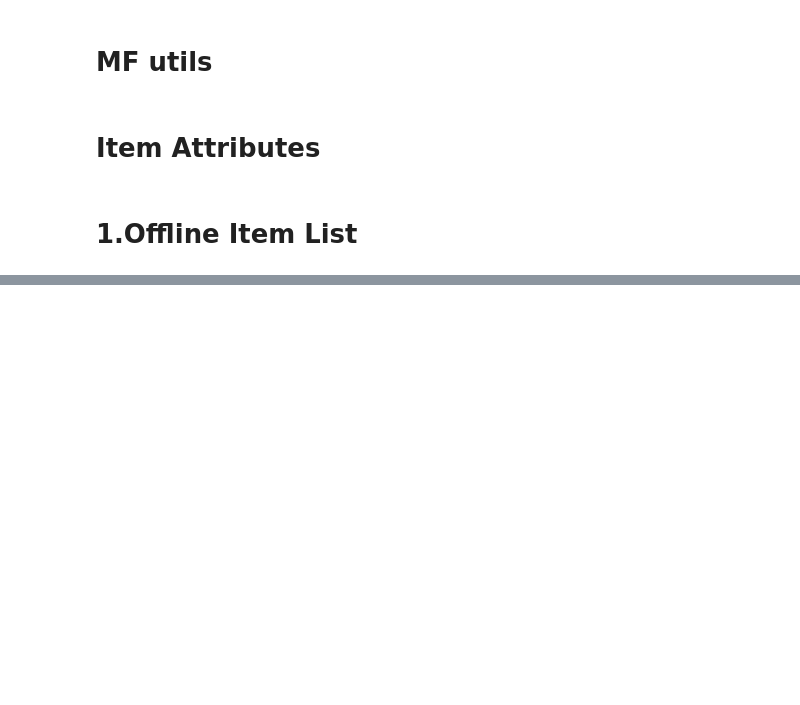
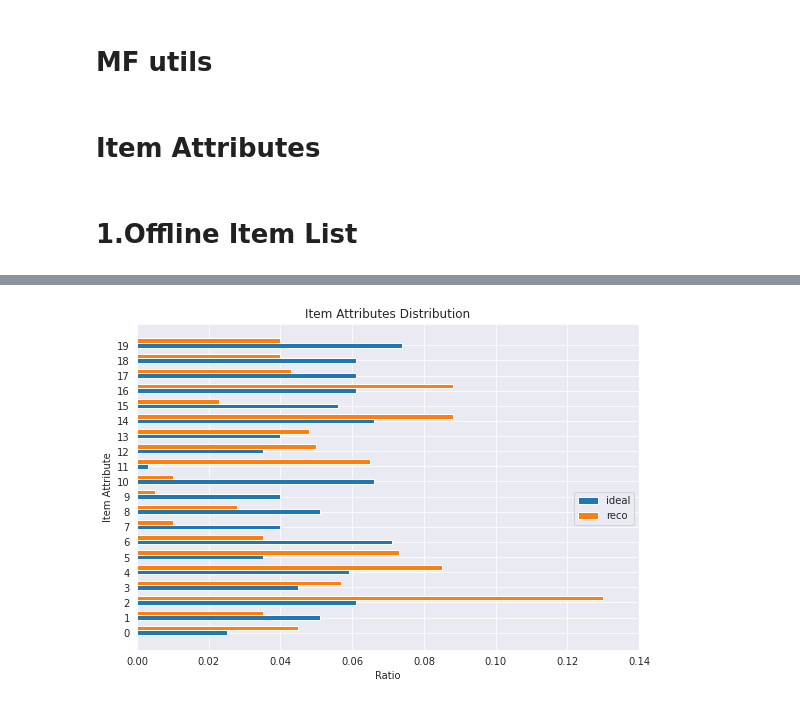
Before and after one commit to r09944035vsfu1/team12_recommendation, a Jupyter notebook: Simulation.ipynb, the cells around one changed output, grey strips where cells are left out. Cells and saved outputs as stored; diff of their text form; code cells hidden in the pictures; blank space fills up the shorter version.

```diff
--- a/Simulation.ipynb
+++ b/Simulation.ipynb
@@ -419,0 +395,97 @@ Image(filename='simulation_result/online_099.png')
+# %%
+
+import pandas as pd
+
+def two_distr_comparison_plot(interacted_distr, reco_distr, plot_label, color_label, width=0.3):
+    """
+    Input : two dict
+    eample for single dict:
+        {'Comedy': 0.062,
+         'Horror': 0.225,
+         'Thriller': 0.163,
+         'Action': 0.087,
+         'Fantasy': 0.129,
+         'Adventure': 0.108,
+         'Drama': 0.029,
+         'Sci-Fi': 0.071,
+         'Mystery': 0.046,
+         'Animation': 0.037,
+         'Children': 0.029,
+         'Romance': 0.013}
+    """
+    # the value will automatically be converted to a column with the
+    # column name of '0'
+    interacted = pd.DataFrame.from_dict(interacted_distr, orient='index')
+    reco = pd.DataFrame.from_dict(reco_distr, orient='index')
+    df = interacted.join(reco, how='outer', lsuffix='_interacted')
+
+    plt.figure(figsize=(6*1.5,4*1.5))
+
+    n = df.shape[0]
+    index = np.arange(n)
+    plt.barh(index, df['0_interacted'], height=width, label=plot_label[0], color=color_label[0])
+    plt.barh(index + width, df['0'], height=width, label=plot_label[1], color=color_label[1])
+    plt.yticks(index, df.index)
+    plt.xticks(np.array([0.0,0.02,0.04,0.06,0.08,0.10,0.12,0.14]))
+    plt.legend(bbox_to_anchor=(1, 0.5))
+    plt.title('Item Attributes Distribution')
+    plt.ylabel('Item Attribute')
+    plt.xlabel('Ratio')
+    plt.show()
+
+def distr_comparison_plot(interacted_distr, reco_distr, calibrated_reco_distr, width=0.3):
+    """
+    Input : two dict
+    eample for single dict:
+        {'Comedy': 0.062,
+         'Horror': 0.225,
+         'Thriller': 0.163,
+         'Action': 0.087,
+         'Fantasy': 0.129,
+         'Adventure': 0.108,
+         'Drama': 0.029,
+         'Sci-Fi': 0.071,
+         'Mystery': 0.046,
+         'Animation': 0.037,
+         'Children': 0.029,
+         'Romance': 0.013}
+    """
+    # the value will automatically be converted to a column with the
+    # column name of '0'
+    interacted = pd.DataFrame.from_dict(interacted_distr, orient='index',columns=['0_interacted'])
+    reco = pd.DataFrame.from_dict(reco_distr, orient='index',columns=['0'])
+    calibrated_reco = pd.DataFrame.from_dict(calibrated_reco_distr, orient='index',columns=['0_calibrated'])
+
+    df = interacted.join(reco, how='outer')
+    df = df.join(calibrated_reco, how='outer')
+    #print(df.head())
+
+    n = df.shape[0]
+    index = np.arange(n)
+    print(index)
+    print(df['0_interacted'].values)
+    plt.figure(figsize=(6*1.5,4*1.5))
+
+    plt.barh(index, df['0_interacted'], height=width, label='ideal distr')
+    plt.barh(index + width, df['0'], height=width, label='reco distr')
+    plt.barh(index - width, df['0_calibrated'], height=width, label='calibrated reco distr')
+    plt.yticks(index, df.index)
+    plt.xticks(np.array([0.0,0.02,0.04,0.06,0.08,0.10,0.12,0.14]))
+    plt.legend(bbox_to_anchor=(1, 0.5))
+    plt.title('Item Attributes Distribution')
+    plt.ylabel('Item Attribute')
+    plt.xlabel('Ratio')
+    plt.show()
+
+
+u_id = 10
+topk = 20
+rank_list, score_list = recommend_all(bpr, csr_matrix(user_model.selected[mf_idx]), user_num=100, top_k=int(topk*5)) # size of rank_list : (user_num, top_k)
+post_rank_list = calibration_all(rank_list, score_list, itemId2Item, ideal_distribution_list, topk=topk, lmbda=0.99)
+rank_distr = pseudo_attributes.ItemDistribution([rank_list[u_id]],itemId2Item)[0]
+post_rank_distr = pseudo_attributes.ItemDistribution([post_rank_list[u_id]],itemId2Item)[0]
+#distr_comparison_plot(ideal_distribution_list[u_id],rank_distr, post_rank_distr)
+two_distr_comparison_plot(ideal_distribution_list[u_id],rank_distr, ["ideal","reco"],['tab:blue','tab:orange'])
+two_distr_comparison_plot(ideal_distribution_list[u_id],post_rank_distr, ["ideal","calibrated reco"],['tab:blue','tab:green'])
+# %% [output]
+[figure, added]
```
Also changed, not shown: parts of 26 cells of this notebook, 1 other file.
